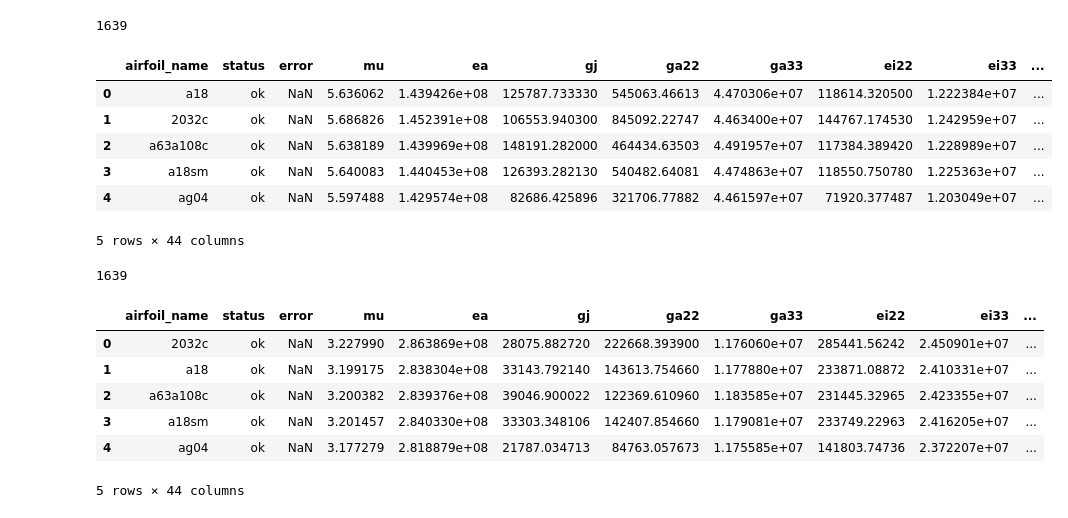
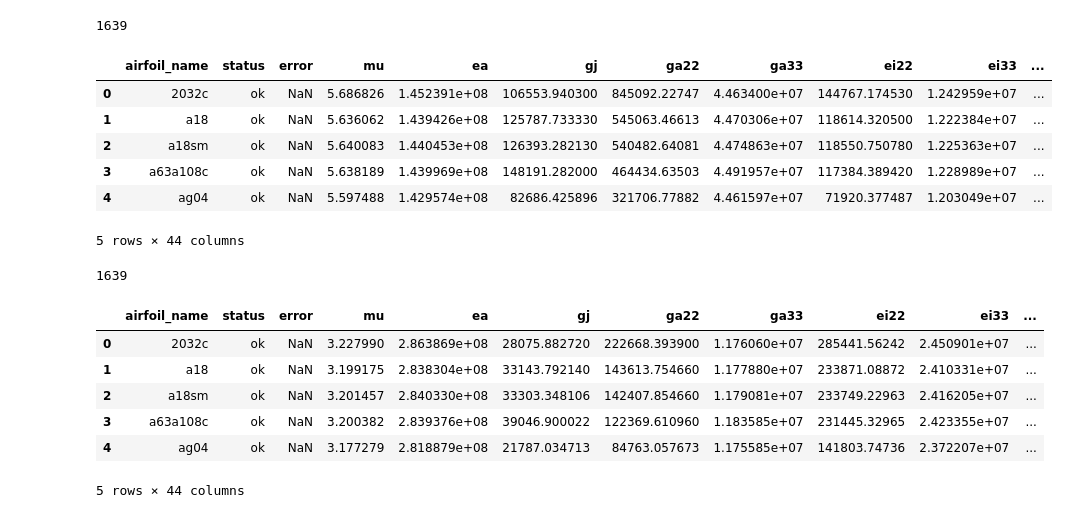
Before and after one commit to wenbinyugroup/msg-examples, a Jupyter notebook: examples/airfoil_cross_sections/plot.ipynb, the cells around one changed output. Saved outputs shown, nothing was run; the diff lists cells and outputs as text; code cells hidden in the pictures.

```diff
--- a/examples/airfoil_cross_sections/plot.ipynb
+++ b/examples/airfoil_cross_sections/plot.ipynb
@@ -7,21 +7,21 @@ import plotly.graph_objects as go
 # %%
 from IPython.display import HTML, display
 # %%
-df_skin_al_001 = pd.read_csv("results_skin_al_0001.csv")
+df_skin_al_001 = pd.read_csv("skin_al_0001/results.csv")
 df_skin_al_001 = df_skin_al_001[df_skin_al_001["status"] == "ok"]
 print(len(df_skin_al_001))
 display(df_skin_al_001.head(5))
 # %% [output]
 1639
 |  | airfoil_name | status | error | mu | ea | gj | ga22 | ga33 | ei22 | ei33 | ... |
-| 0 | a18 | ok | NaN | 5.636062 | 1.439426e+08 | 125787.733330 | 545063.46613 | 4.470306e+07 | 118614.320500 | 1.222384e+07 | ... |
-| 1 | 2032c | ok | NaN | 5.686826 | 1.452391e+08 | 106553.940300 | 845092.22747 | 4.463400e+07 | 144767.174530 | 1.242959e+07 | ... |
-| 2 | a63a108c | ok | NaN | 5.638189 | 1.439969e+08 | 148191.282000 | 464434.63503 | 4.491957e+07 | 117384.389420 | 1.228989e+07 | ... |
-| 3 | a18sm | ok | NaN | 5.640083 | 1.440453e+08 | 126393.282130 | 540482.64081 | 4.474863e+07 | 118550.750780 | 1.225363e+07 | ... |
+| 0 | 2032c | ok | NaN | 5.686826 | 1.452391e+08 | 106553.940300 | 845092.22747 | 4.463400e+07 | 144767.174530 | 1.242959e+07 | ... |
+| 1 | a18 | ok | NaN | 5.636062 | 1.439426e+08 | 125787.733330 | 545063.46613 | 4.470306e+07 | 118614.320500 | 1.222384e+07 | ... |
+| 2 | a18sm | ok | NaN | 5.640083 | 1.440453e+08 | 126393.282130 | 540482.64081 | 4.474863e+07 | 118550.750780 | 1.225363e+07 | ... |
+| 3 | a63a108c | ok | NaN | 5.638189 | 1.439969e+08 | 148191.282000 | 464434.63503 | 4.491957e+07 | 117384.389420 | 1.228989e+07 | ... |
 | 4 | ag04 | ok | NaN | 5.597488 | 1.429574e+08 | 82686.425896 | 321706.77882 | 4.461597e+07 | 71920.377487 | 1.203049e+07 | ... |
 5 rows × 44 columns
 # %%
-df_skin_cfrp_001 = pd.read_csv("results_skin_cfrp_0001.csv")
+df_skin_cfrp_001 = pd.read_csv("skin_cfrp_0001/results.csv")
 df_skin_cfrp_001 = df_skin_cfrp_001[df_skin_cfrp_001["status"] == "ok"]
 print(len(df_skin_cfrp_001))
 display(df_skin_cfrp_001.head(5))
@@ -30,8 +30,8 @@ display(df_skin_cfrp_001.head(5))
 |  | airfoil_name | status | error | mu | ea | gj | ga22 | ga33 | ei22 | ei33 | ... |
 | 0 | 2032c | ok | NaN | 3.227990 | 2.863869e+08 | 28075.882720 | 222668.393900 | 1.176060e+07 | 285441.56242 | 2.450901e+07 | ... |
 | 1 | a18 | ok | NaN | 3.199175 | 2.838304e+08 | 33143.792140 | 143613.754660 | 1.177880e+07 | 233871.08872 | 2.410331e+07 | ... |
-| 2 | a63a108c | ok | NaN | 3.200382 | 2.839376e+08 | 39046.900022 | 122369.610960 | 1.183585e+07 | 231445.32965 | 2.423355e+07 | ... |
-| 3 | a18sm | ok | NaN | 3.201457 | 2.840330e+08 | 33303.348106 | 142407.854660 | 1.179081e+07 | 233749.22963 | 2.416205e+07 | ... |
+| 2 | a18sm | ok | NaN | 3.201457 | 2.840330e+08 | 33303.348106 | 142407.854660 | 1.179081e+07 | 233749.22963 | 2.416205e+07 | ... |
+| 3 | a63a108c | ok | NaN | 3.200382 | 2.839376e+08 | 39046.900022 | 122369.610960 | 1.183585e+07 | 231445.32965 | 2.423355e+07 | ... |
 | 4 | ag04 | ok | NaN | 3.177279 | 2.818879e+08 | 21787.034713 | 84763.057673 | 1.175585e+07 | 141803.74736 | 2.372207e+07 | ... |
 5 rows × 44 columns
 # %%
```
Also changed, not shown: parts of 2 cells of this notebook, 37 other files.
